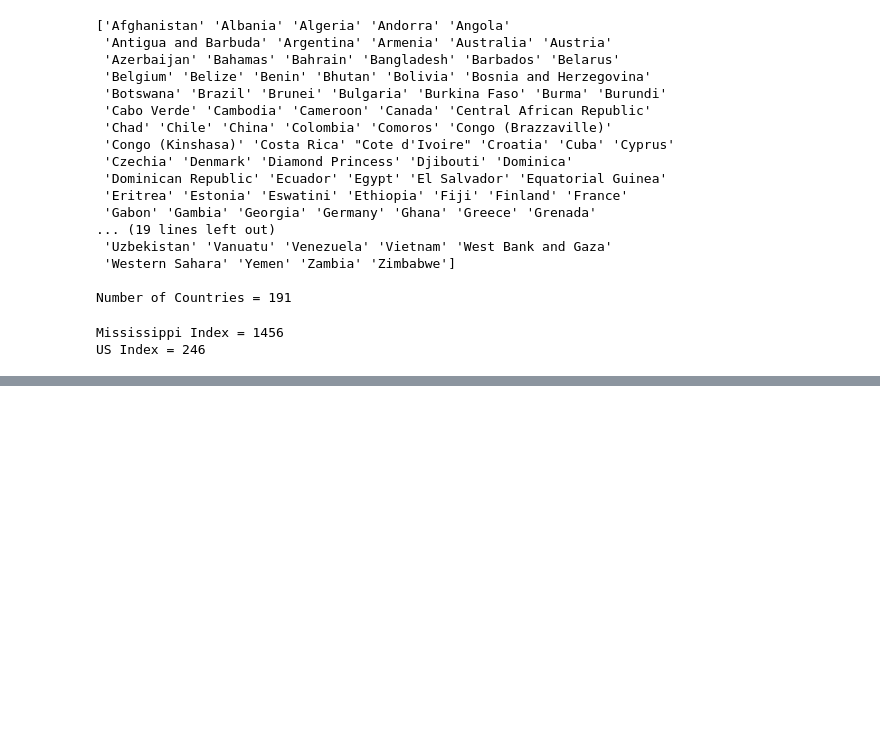
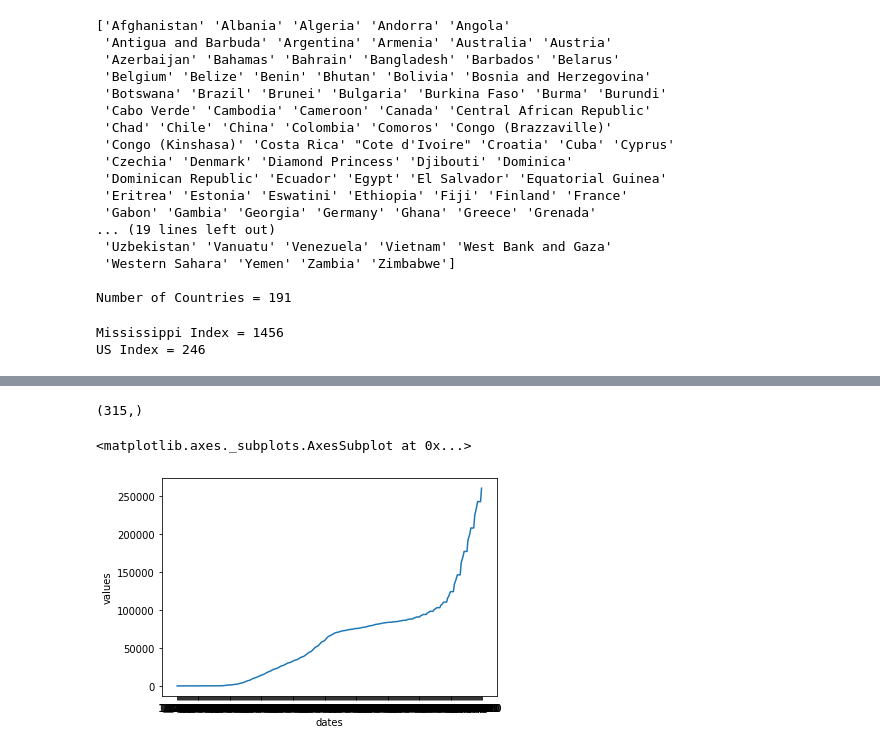
Before and after one commit to atkinssamuel/COVID-19-projection, a Jupyter notebook: project/atkins_1002951754_finalproject.ipynb, the cells around one changed output, grey strips where cells are left out. Saved outputs shown, nothing was run; the diff lists cells and outputs as text; code cells hidden in the pictures; blank space fills up the shorter version.

Commit message:
02/12/2020-Atkins-21:16:02 Plotted Sweden values.

```diff
--- a/project/atkins_1002951754_finalproject.ipynb
+++ b/project/atkins_1002951754_finalproject.ipynb
@@ -125,3 +125,7 @@ print("US Index =", get_index(gb, "US"))
 # %% [output]
 Mississippi Index = 1456
 US Index = 246
+# %%
+sweden_index = get_index(gb, "Sweden")
+sweden = create_time_series(gb, sweden_index)
+sweden.head()
@@ -127,0 +139,7 @@ US Index = 246
+# %%
+print(sweden["values"].shape)
+sns.lineplot(data=sweden, x="dates", y="values")
+# %% [output]
+(315,)
+<matplotlib.axes._subplots.AxesSubplot at 0x...>
+[figure, added]
```
Also changed, not shown: parts of 1 cell of this notebook.
